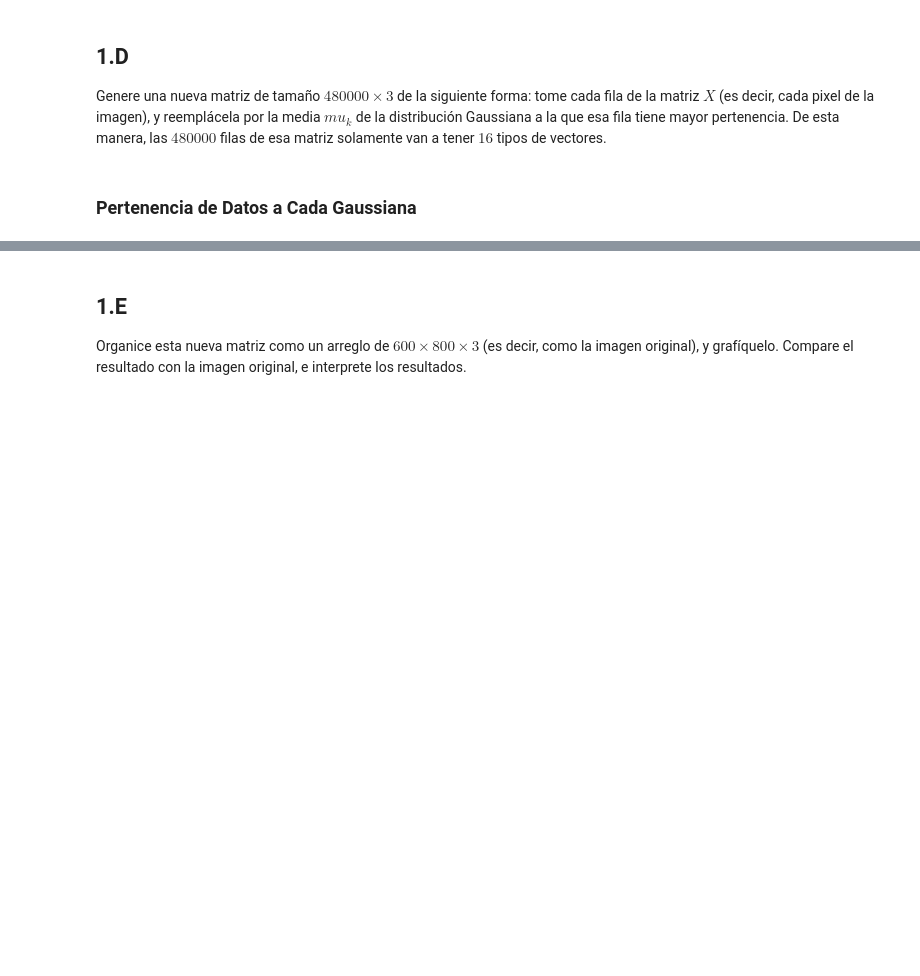
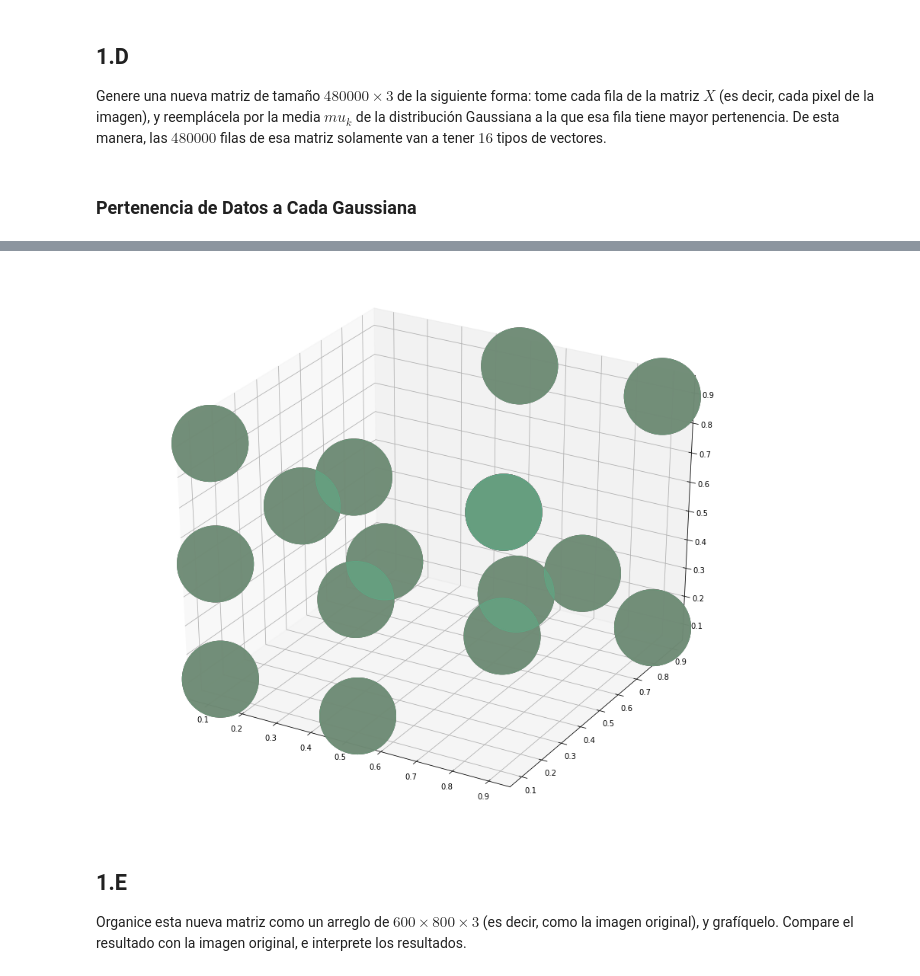
Before and after one commit to alejandroariaszuluaga/analisis_senales, a Jupyter notebook: tarea9_AISS.ipynb, the cells around one changed output, grey strips where cells are left out. Drawn from its saved outputs; the diff is of its cells as text; code cells hidden in the pictures; blank space fills up the shorter version.

```diff
--- a/tarea9_AISS.ipynb
+++ b/tarea9_AISS.ipynb
@@ -193,7 +189,7 @@ def algoritmo_EM(XYZ,alpha_0,cov_0,mu_0):
   func_max = func_obj(XYZ,alpha,mu,cov)
   cond1 = True
   cond2 = 0
-  while cond1 and (cond2<20):
+  while cond1 and (cond2<12):
     print(f'Iteration {cond2} for EM algorithm')
     try:
       # E-Step
@@ -239,14 +235,28 @@ def algoritmo_EM(XYZ,alpha_0,cov_0,mu_0):
       print(f'Something happened because {e}, will break cycle')
   print(f'Did {cond2} iterations')
   return alpha_acum,cov_acum,mu_acum,gamma
+# %%
+# Condiciones iniciales
+mu_0 = np.array([[0.1,0.1,0.1],
+                [0.1,0.1,0.5],
+                [0.1,0.5,0.5],
+                [0.1,0.1,0.9],
+                [0.1,0.9,0.1],
+
+                [0.5,0.1,0.1],
+                [0.5,0.1,0.5],
+                [0.5,0.9,0.1],
+                [0.5,0.9,0.9],
+                [0.5,0.1,0.9],
+
+                [0.9,0.1,0.5],
+                [0.9,0.5,0.5],
+                [0.9,0.1,0.9],
+                [0.9,0.9,0.1],
+                [0.9,0.9,0.9],
+                [0.9,0.1,0.9]])
+C_Z0 = np.array([[1,0,0],[0,1,0],[0,0,1]])
 # %%
-# Condiciones iniciales
-mu_0 = np.array([1,1,1])
-C_Z0 = np.array([[1,0,0],[0,1,0],[0,0,1]])
-
 alpha = np.random.random(16)
-cov = np.array([0.1*C_Z0, 0.06*C_Z0, 0.13*C_Z0, 0.2*C_Z0, 0.27*C_Z0, 0.33*C_Z0, 0.4*C_Z0, 0.47*C_Z0, 0.53*C_Z0, 0.6*C_Z0, 0.67*C_Z0, 0.73*C_Z0, 0.8*C_Z0, 0.86*C_Z0, 0.93*C_Z0, 1*C_Z0]) * 256
-mu = np.array([0.1*mu_0, 0.06*mu_0, 0.13*mu_0, 0.2*mu_0, 0.27*mu_0, 0.33*mu_0, 0.4*mu_0, 0.47*mu_0, 0.53*mu_0, 0.6*mu_0, 0.67*mu_0, 0.73*mu_0, 0.8*mu_0, 0.86*mu_0, 0.93*mu_0, 1*mu_0]) * 256
-t0 = time.time()
-alpha_acum_16G, cov_acum_16G, mu_acum_16G,gamma = algoritmo_EM(muestras,alpha,cov,mu)
-print(f'Time spent {time.time()-t0}')
+cov = np.array([0.1*C_Z0, 0.06*C_Z0, 0.13*C_Z0, 0.2*C_Z0, 0.27*C_Z0, 0.33*C_Z0, 0.4*C_Z0, 0.47*C_Z0, 0.53*C_Z0, 0.6*C_Z0, 0.67*C_Z0, 0.73*C_Z0, 0.8*C_Z0, 0.86*C_Z0, 0.93*C_Z0, 1*C_Z0]) # * 256
+mu = mu_0
@@ -273,14 +293,16 @@ for i in range(len(muestras)):
 # %%
 fig = plt.figure(figsize=(12,10))
 ax = Axes3D(fig)
 color = ["#" + ''.join([random.choice('0123456789ABCDEF') for j in range(6)]) for i in range(len(listas_pertenencias))]
 
-for i in range(len(listas_pertenencias)):
-  if len(listas_pertenencias[i])>0:
-    actuales = np.array(listas_pertenencias[i])
-    ax.scatter( actuales[:,0], actuales[:,1], actuales[:,2], s=0.18, c=color[i] )
-    ax.scatter( mu_final[:,0], mu_final[:,1], mu_final[:,2], s=10000, alpha=0.2, c=color[i] )
+for i in range(16):#len(listas_pertenencias)):
+#   if len(listas_pertenencias[i])>0:
+#     actuales = np.array(listas_pertenencias[i])
+#     ax.scatter( actuales[:,0], actuales[:,1], actuales[:,2], s=0.18, c=color[i] )
+  ax.scatter( mu[:,0], mu[:,1], mu[:,2], s=10000, alpha=0.2, c=color[i] )
 plt.show()
+# %% [output]
+[figure, added]
 # %% [markdown]
 ## **1.E**
 
```
Also changed, not shown: parts of 8 cells of this notebook.
